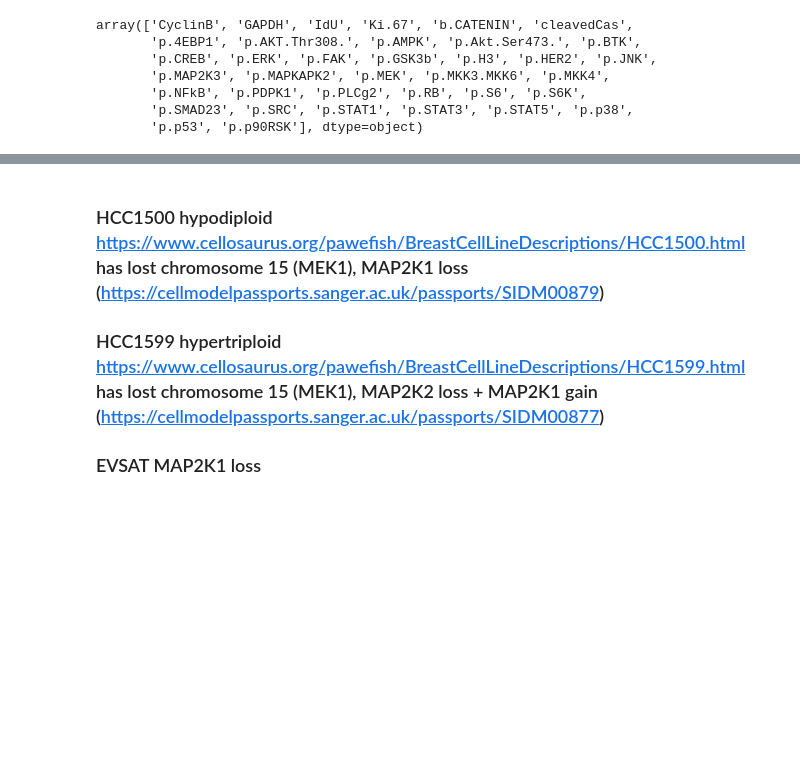
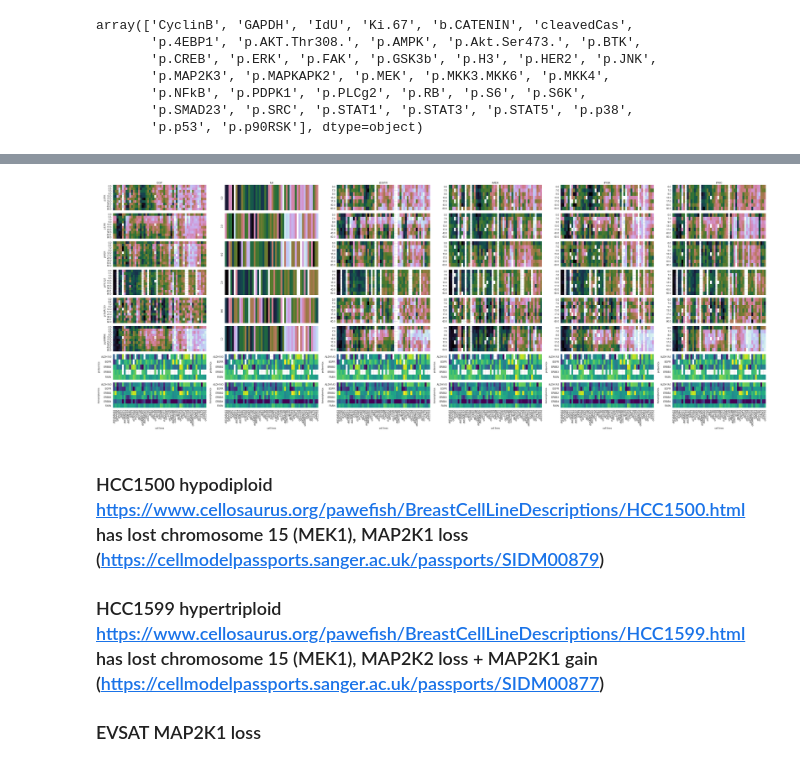
Before and after one commit to frohlich-lab/DeepMechanisticModels, a Jupyter notebook: analysis_markers.ipynb, the cells around one changed output, grey strips where cells are left out. Cells and saved outputs as stored; diff of their text form; code cells hidden in the pictures; blank space fills up the shorter version.

```diff
--- a/analysis_markers.ipynb
+++ b/analysis_markers.ipynb
@@ -107,3 +107,8 @@ plot_markers(['p.MEK', 'p.ERK', 'p.p90RSK',  'p.S6', 'p.S6K', 'p.STAT1', 'p.H3']
+# %%
+# mapk
+plot_markers(['p.MEK', 'p.ERK', 'p.p90RSK',  'p.PLCg2', 'p.BTK', 'p.SMAD23', 'p.FAK'], ['ALDH1A3', 'FASN', 'EGFR', 'ERBB2', 'ERBB3', 'ERBB4'])
+# %% [output]
+[figure, added]
 # %% [markdown]
 ### HCC1500 hypodiploid https://www.cellosaurus.org/pawefish/BreastCellLineDescriptions/HCC1500.html has lost chromosome 15 (MEK1), MAP2K1 loss (https://cellmodelpassports.sanger.ac.uk/passports/SIDM00879)
 ### HCC1599 hypertriploid https://www.cellosaurus.org/pawefish/BreastCellLineDescriptions/HCC1599.html has lost chromosome 15 (MEK1), MAP2K2 loss + MAP2K1 gain (https://cellmodelpassports.sanger.ac.uk/passports/SIDM00877)
```
Also changed, not shown: parts of 3 cells of this notebook, 3 other files.
